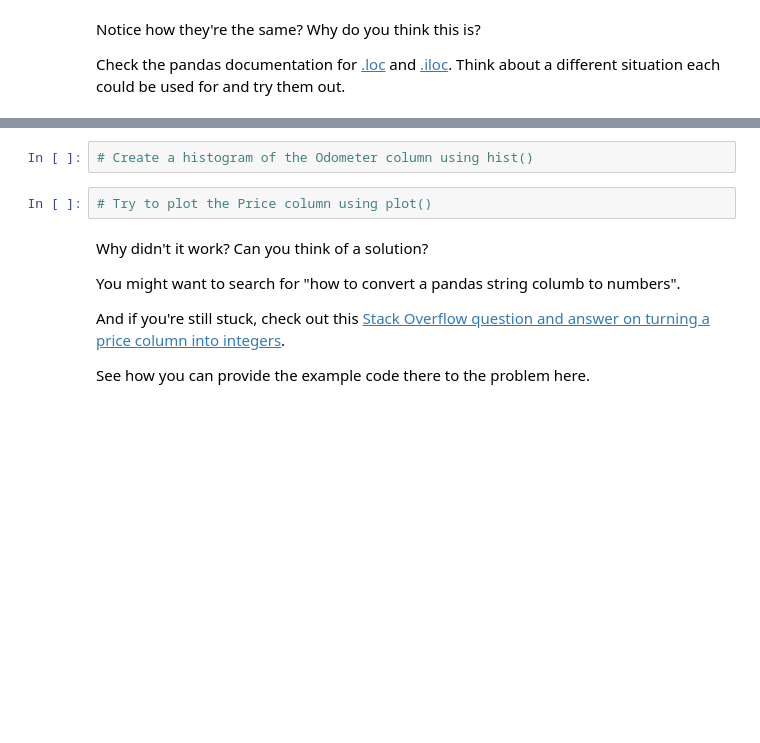
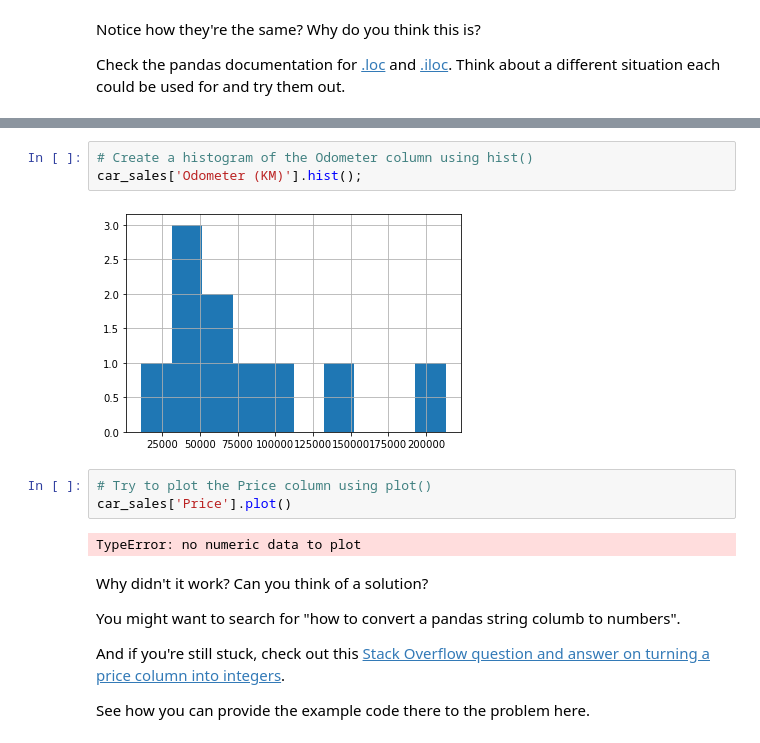
Before and after one commit to bergony/Machine-Learning-Data-Science-Bootcamp-2021, a Jupyter notebook: Pandas Data Analysis/pandas-exercises.ipynb, the cells around one changed output, grey strips where cells are left out. Saved outputs shown, nothing was run; the diff lists cells and outputs as text; blank space fills up the shorter version.

```diff
--- a/Pandas Data Analysis/pandas-exercises.ipynb
+++ b/Pandas Data Analysis/pandas-exercises.ipynb
@@ -80,7 +230,13 @@ Check the pandas documentation for [.loc](https://pandas.pydata.org/pandas-docs/
 # %%
 # Create a histogram of the Odometer column using hist()
+car_sales['Odometer (KM)'].hist();
+# %% [output]
+[figure, added]
 # %%
 # Try to plot the Price column using plot()
+car_sales['Price'].plot()
+# %% [output]
+TypeError: no numeric data to plot
 # %% [markdown]
 Why didn't it work? Can you think of a solution?
 
```
Also changed, not shown: parts of 44 cells of this notebook, 1 other file.
